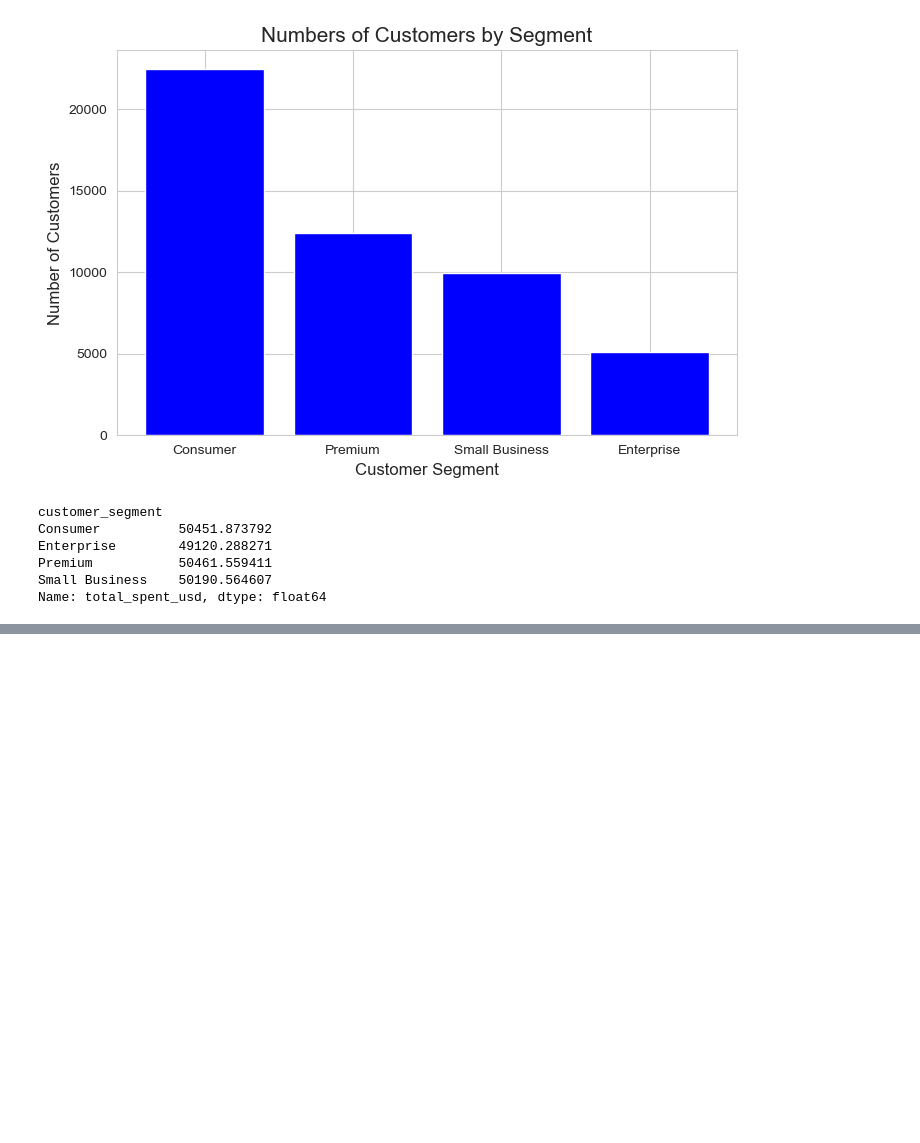
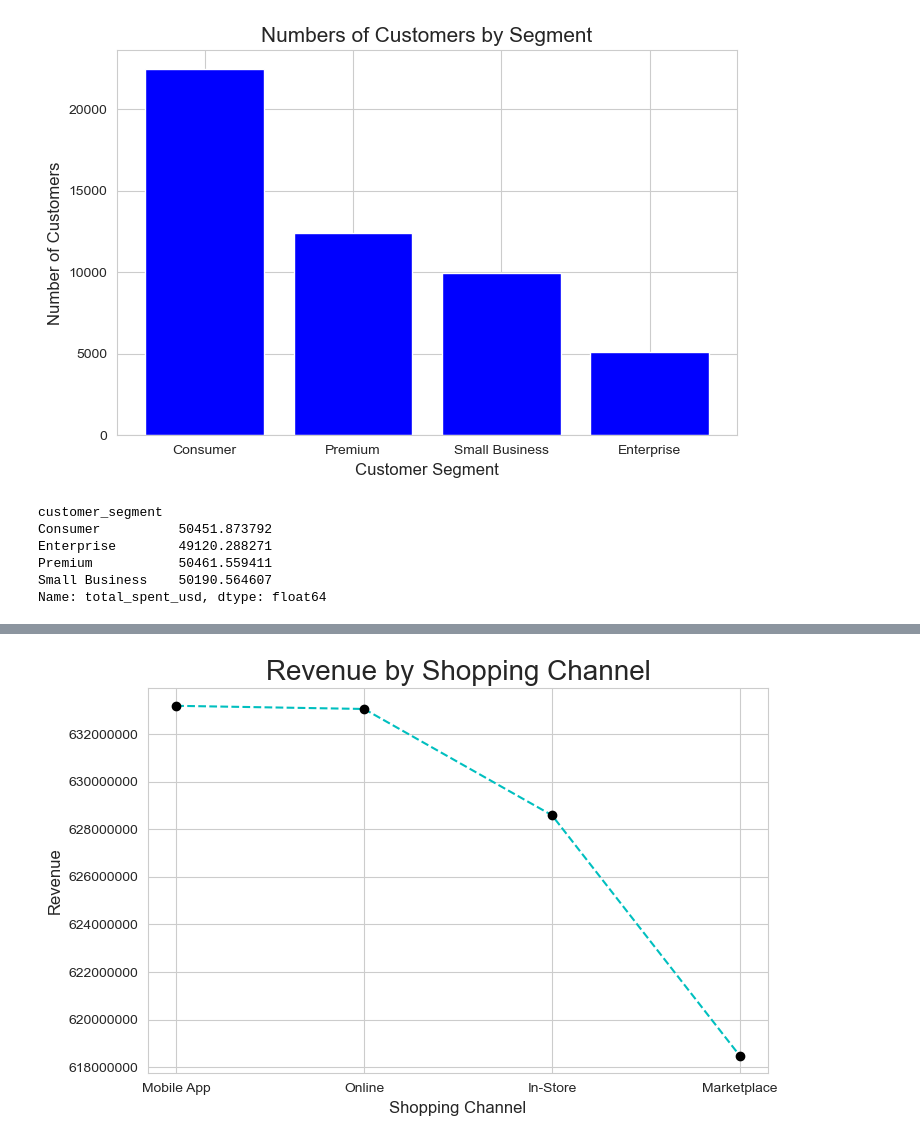
Before and after one commit to JuttuAbhiram/Data-Analytics-with-AI, a Jupyter notebook: e_commerce_customer_segment_analysis.ipynb, the cells around one changed output, grey strips where cells are left out. Saved outputs shown, nothing was run; the diff lists cells and outputs as text; code cells hidden in the pictures; blank space fills up the shorter version.

```diff
--- a/e_commerce_customer_segment_analysis.ipynb
+++ b/e_commerce_customer_segment_analysis.ipynb
@@ -187,0 +198,10 @@ plt.show()
+# %%
+plt.figure(figsize=(8,5))
+plt.plot(shopping_by_channels.index,shopping_by_channels.values,ls="--",color="c",marker=".",ms=12,mfc="k",mec="k")
+plt.title("Revenue by Shopping Channel",fontsize=20)
+plt.xlabel("Shopping Channel",fontsize=12)
+plt.ylabel("Revenue",fontsize=12)
+plt.ticklabel_format(style="plain",axis="y")
+plt.show()
+# %% [output]
+[figure, added]
```
Also changed, not shown: parts of 2 cells of this notebook.
